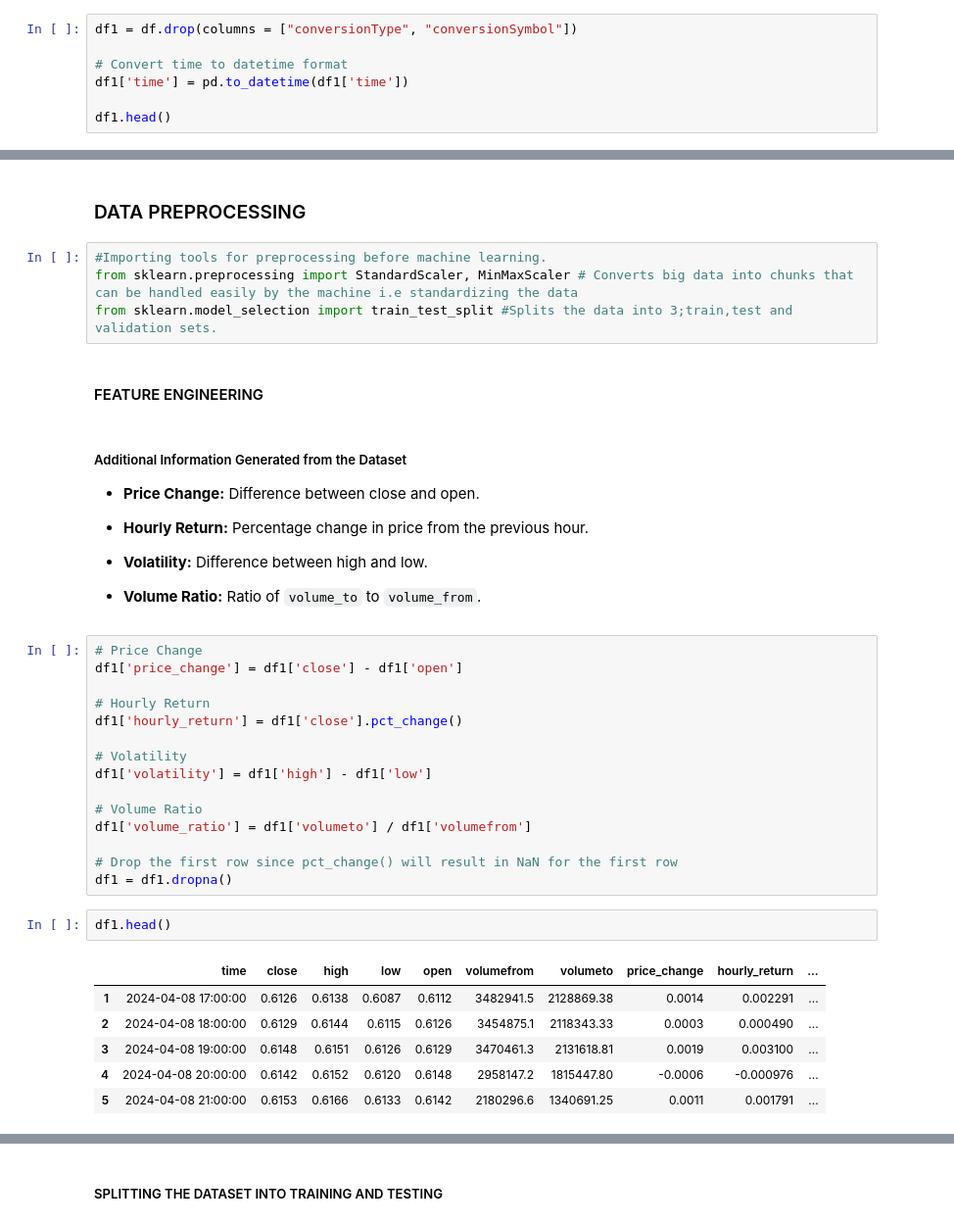
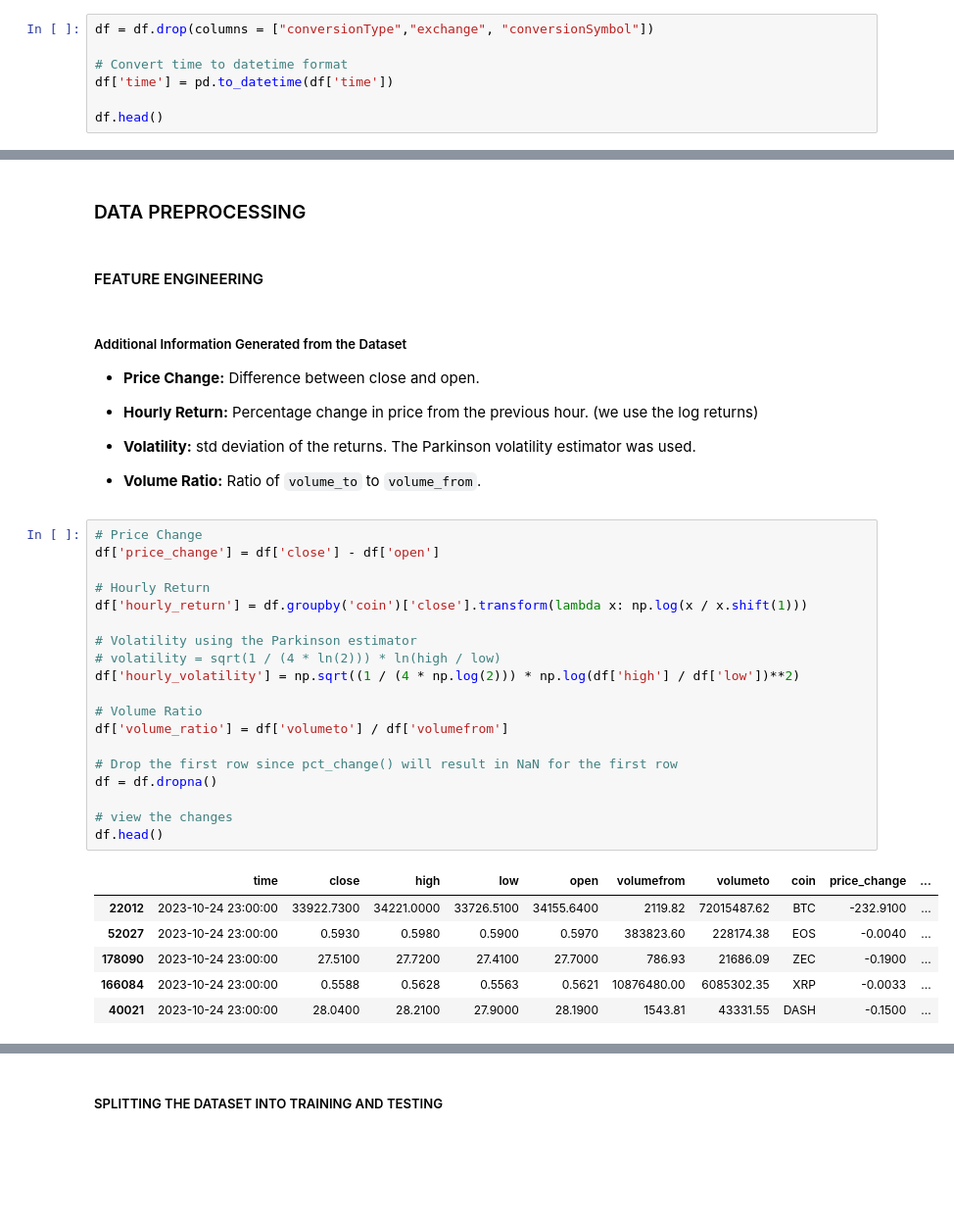
Before and after one commit to Philipmwasi/Statistical-Arbitrage, a Jupyter notebook: notebook.ipynb, the cells around one changed output, grey strips where cells are left out. Shown: that part at 98% size. Drawn from its saved outputs; the diff is of its cells as text; blank space fills up the shorter version.

```diff
--- a/notebook.ipynb
+++ b/notebook.ipynb
@@ -156,10 +163,10 @@ coin                     0
 exchange                 0
 dtype: int64
 # %%
-df1 = df.drop(columns = ["conversionType", "conversionSymbol"])
+df = df.drop(columns = ["conversionType","exchange", "conversionSymbol"])
 
 # Convert time to datetime format
-df1['time'] = pd.to_datetime(df1['time'])
+df['time'] = pd.to_datetime(df['time'])
 
-df1.head()
+df.head()
 # %% [output]
@@ -173,10 +180,6 @@ df1.head()
 ## EXPLORATORY DATA ANALYSIS
 # %% [markdown]
 ### DATA PREPROCESSING
-# %%
-#Importing tools for preprocessing before machine learning.
-from sklearn.preprocessing import StandardScaler, MinMaxScaler # Converts big data into chunks that can be handled easily by the machine i.e standardizing the data
-from sklearn.model_selection import train_test_split #Splits the data into 3;train,test and validation sets.
 # %% [markdown]
 #### FEATURE ENGINEERING
 # %% [markdown]
@@ -184,32 +187,34 @@ from sklearn.model_selection import train_test_split #Splits the data into 3;tra
 
 - **Price Change:** Difference between close and open.
 
-- **Hourly Return:** Percentage change in price from the previous hour.
+- **Hourly Return:** Percentage change in price from the previous hour. (we use the log returns)
 
-- **Volatility:** Difference between high and low.
+- **Volatility:** std deviation of the returns. The Parkinson volatility estimator was used.
 
 - **Volume Ratio:** Ratio of `volume_to` to `volume_from`.
-# %%
-# Price Change
-df1['price_change'] = df1['close'] - df1['open']
-
-# Hourly Return
-df1['hourly_return'] = df1['close'].pct_change()
-
-# Volatility
-df1['volatility'] = df1['high'] - df1['low']
-
-# Volume Ratio
-df1['volume_ratio'] = df1['volumeto'] / df1['volumefrom']
-
-# Drop the first row since pct_change() will result in NaN for the first row
-df1 = df1.dropna()
 # %%
-df1.head()
+# Price Change
+df['price_change'] = df['close'] - df['open']
+
+# Hourly Return
+df['hourly_return'] = df.groupby('coin')['close'].transform(lambda x: np.log(x / x.shift(1)))
+
+# Volatility using the Parkinson estimator
+# volatility = sqrt(1 / (4 * ln(2))) * ln(high / low)
+df['hourly_volatility'] = np.sqrt((1 / (4 * np.log(2))) * np.log(df['high'] / df['low'])**2)
+
+# Volume Ratio
+df['volume_ratio'] = df['volumeto'] / df['volumefrom']
+
+# Drop the first row since pct_change() will result in NaN for the first row
+df = df.dropna()
+
+# view the changes
+df.head()
 # %% [output]
-|  | time | close | high | low | open | volumefrom | volumeto | price_change | hourly_return | ... |
-| 1 | 2024-04-08 17:00:00 | 0.6126 | 0.6138 | 0.6087 | 0.6112 | 3482941.5 | 2128869.38 | 0.0014 | 0.002291 | ... |
-| 2 | 2024-04-08 18:00:00 | 0.6129 | 0.6144 | 0.6115 | 0.6126 | 3454875.1 | 2118343.33 | 0.0003 | 0.000490 | ... |
-| 3 | 2024-04-08 19:00:00 | 0.6148 | 0.6151 | 0.6126 | 0.6129 | 3470461.3 | 2131618.81 | 0.0019 | 0.003100 | ... |
-| 4 | 2024-04-08 20:00:00 | 0.6142 | 0.6152 | 0.6120 | 0.6148 | 2958147.2 | 1815447.80 | -0.0006 | -0.000976 | ... |
-| 5 | 2024-04-08 21:00:00 | 0.6153 | 0.6166 | 0.6133 | 0.6142 | 2180296.6 | 1340691.25 | 0.0011 | 0.001791 | ... |
+|  | time | close | high | low | open | volumefrom | volumeto | coin | price_change | ... |
+| 22012 | 2023-10-24 23:00:00 | 33922.7300 | 34221.0000 | 33726.5100 | 34155.6400 | 2119.82 | 72015487.62 | BTC | -232.9100 | ... |
+| 52027 | 2023-10-24 23:00:00 | 0.5930 | 0.5980 | 0.5900 | 0.5970 | 383823.60 | 228174.38 | EOS | -0.0040 | ... |
+| 178090 | 2023-10-24 23:00:00 | 27.5100 | 27.7200 | 27.4100 | 27.7000 | 786.93 | 21686.09 | ZEC | -0.1900 | ... |
+| 166084 | 2023-10-24 23:00:00 | 0.5588 | 0.5628 | 0.5563 | 0.5621 | 10876480.00 | 6085302.35 | XRP | -0.0033 | ... |
+| 40021 | 2023-10-24 23:00:00 | 28.0400 | 28.2100 | 27.9000 | 28.1900 | 1543.81 | 43331.55 | DASH | -0.1500 | ... |
```
Also changed, not shown: parts of 27 cells of this notebook.
